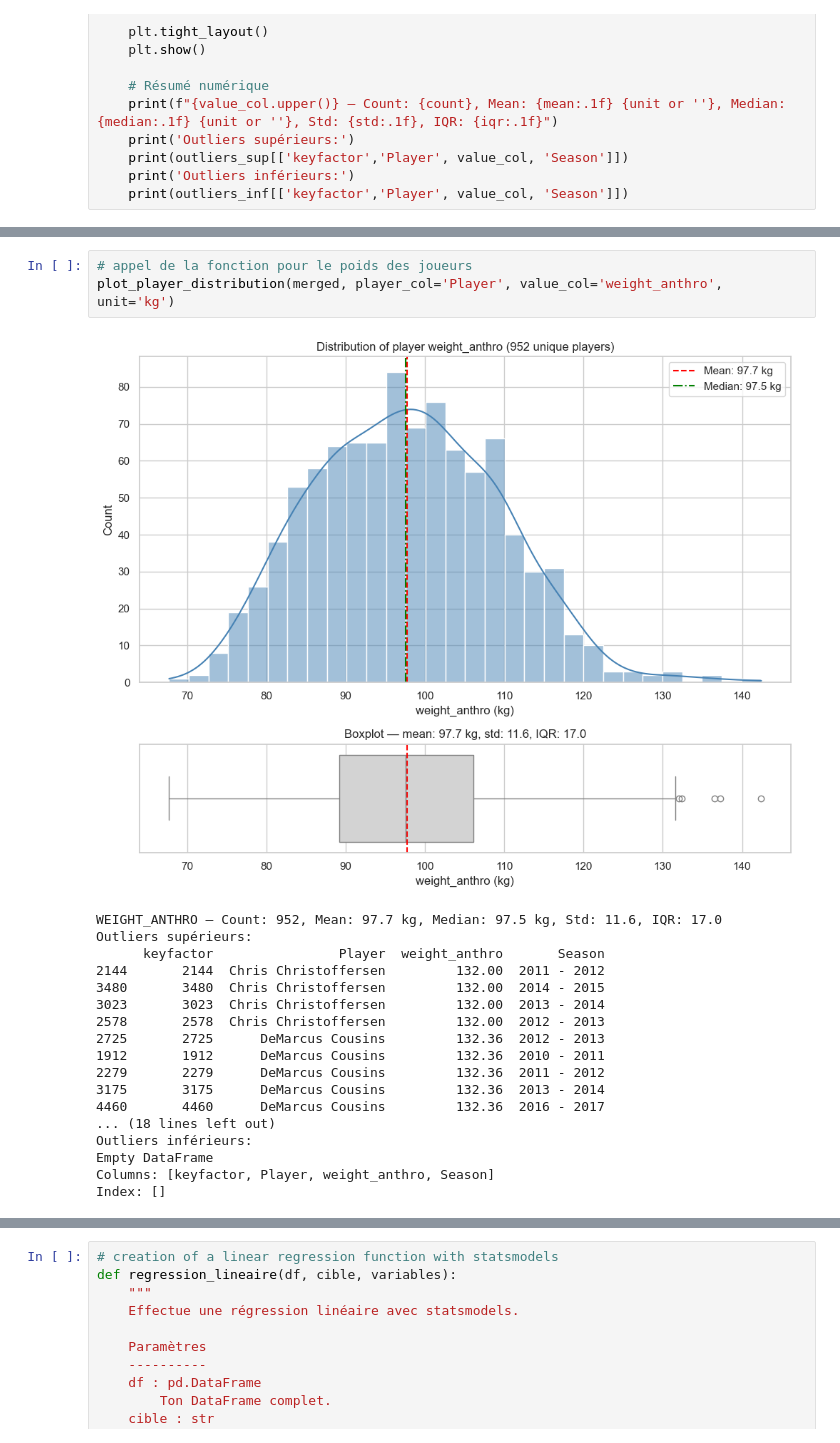
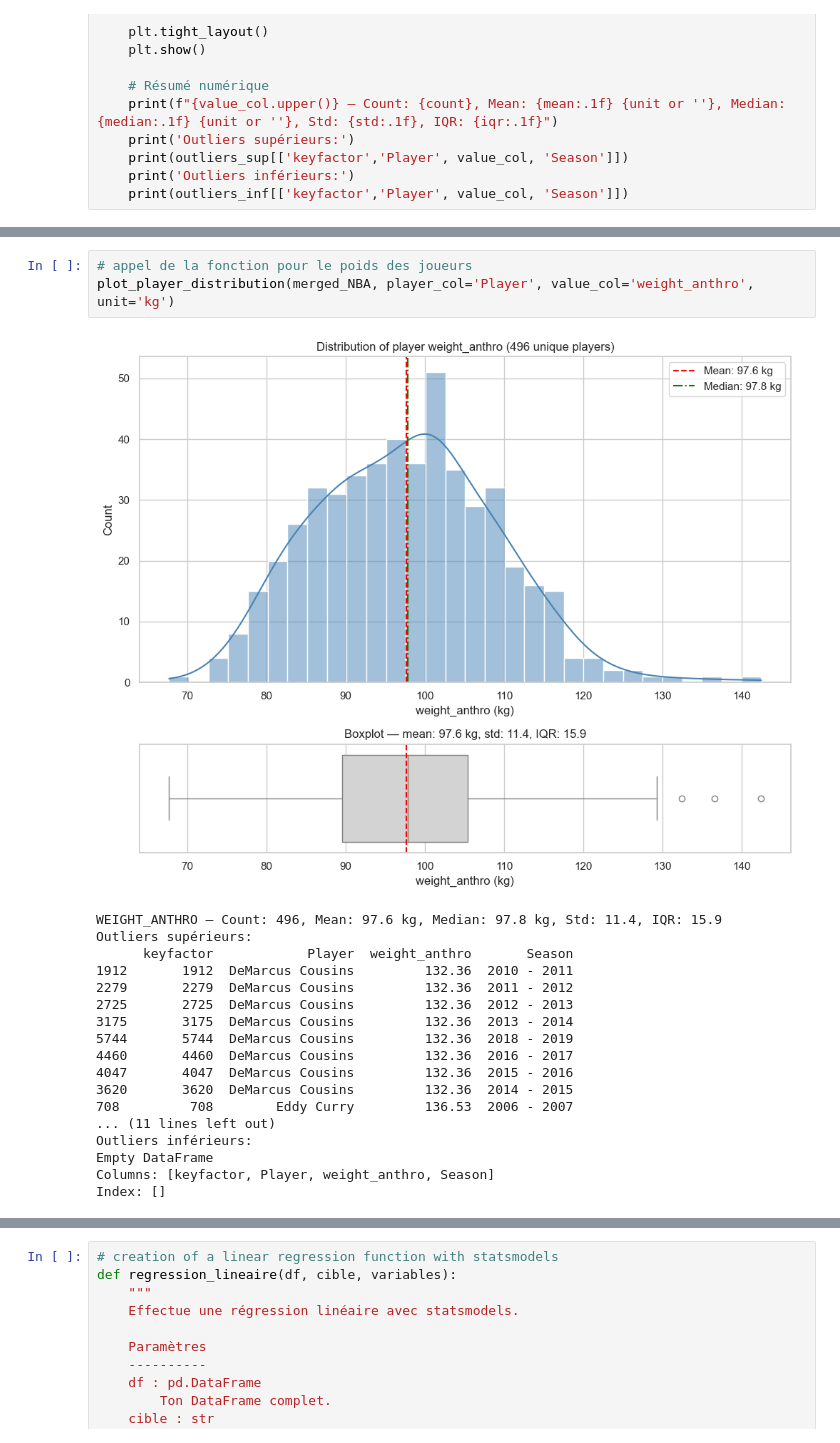
Before and after one commit to Raf-Alb/Data-Science-Group-Q, a Jupyter notebook: Rendu/Projet_Clean_Rendu_JP.ipynb, the cells around one changed output, grey strips where cells are left out. Cells and saved outputs as stored; diff of their text form.

```diff
--- a/Rendu/Projet_Clean_Rendu_JP.ipynb
+++ b/Rendu/Projet_Clean_Rendu_JP.ipynb
@@ -291,21 +293,21 @@ Outliers inférieurs:
 # %%
 # appel de la fonction pour le poids des joueurs
-plot_player_distribution(merged, player_col='Player', value_col='weight_anthro', unit='kg')
+plot_player_distribution(merged_NBA, player_col='Player', value_col='weight_anthro', unit='kg')
 # %% [output]
-[figure, old version]
+[figure, new version]
-WEIGHT_ANTHRO — Count: 952, Mean: 97.7 kg, Median: 97.5 kg, Std: 11.6, IQR: 17.0
+WEIGHT_ANTHRO — Count: 496, Mean: 97.6 kg, Median: 97.8 kg, Std: 11.4, IQR: 15.9
 Outliers supérieurs:
-      keyfactor                Player  weight_anthro       Season
-2144       2144  Chris Christoffersen         132.00  2011 - 2012
-3480       3480  Chris Christoffersen         132.00  2014 - 2015
-3023       3023  Chris Christoffersen         132.00  2013 - 2014
-2578       2578  Chris Christoffersen         132.00  2012 - 2013
-2725       2725      DeMarcus Cousins         132.36  2012 - 2013
-1912       1912      DeMarcus Cousins         132.36  2010 - 2011
-2279       2279      DeMarcus Cousins         132.36  2011 - 2012
-3175       3175      DeMarcus Cousins         132.36  2013 - 2014
-4460       4460      DeMarcus Cousins         132.36  2016 - 2017
-... (18 lines left out)
+      keyfactor            Player  weight_anthro       Season
+1912       1912  DeMarcus Cousins         132.36  2010 - 2011
+2279       2279  DeMarcus Cousins         132.36  2011 - 2012
+2725       2725  DeMarcus Cousins         132.36  2012 - 2013
+3175       3175  DeMarcus Cousins         132.36  2013 - 2014
+5744       5744  DeMarcus Cousins         132.36  2018 - 2019
+4460       4460  DeMarcus Cousins         132.36  2016 - 2017
+4047       4047  DeMarcus Cousins         132.36  2015 - 2016
+3620       3620  DeMarcus Cousins         132.36  2014 - 2015
+708         708        Eddy Curry         136.53  2006 - 2007
+... (11 lines left out)
 Outliers inférieurs:
 Empty DataFrame
 Columns: [keyfactor, Player, weight_anthro, Season]
```
Also changed, not shown: parts of 11 cells of this notebook, 4 other files.
